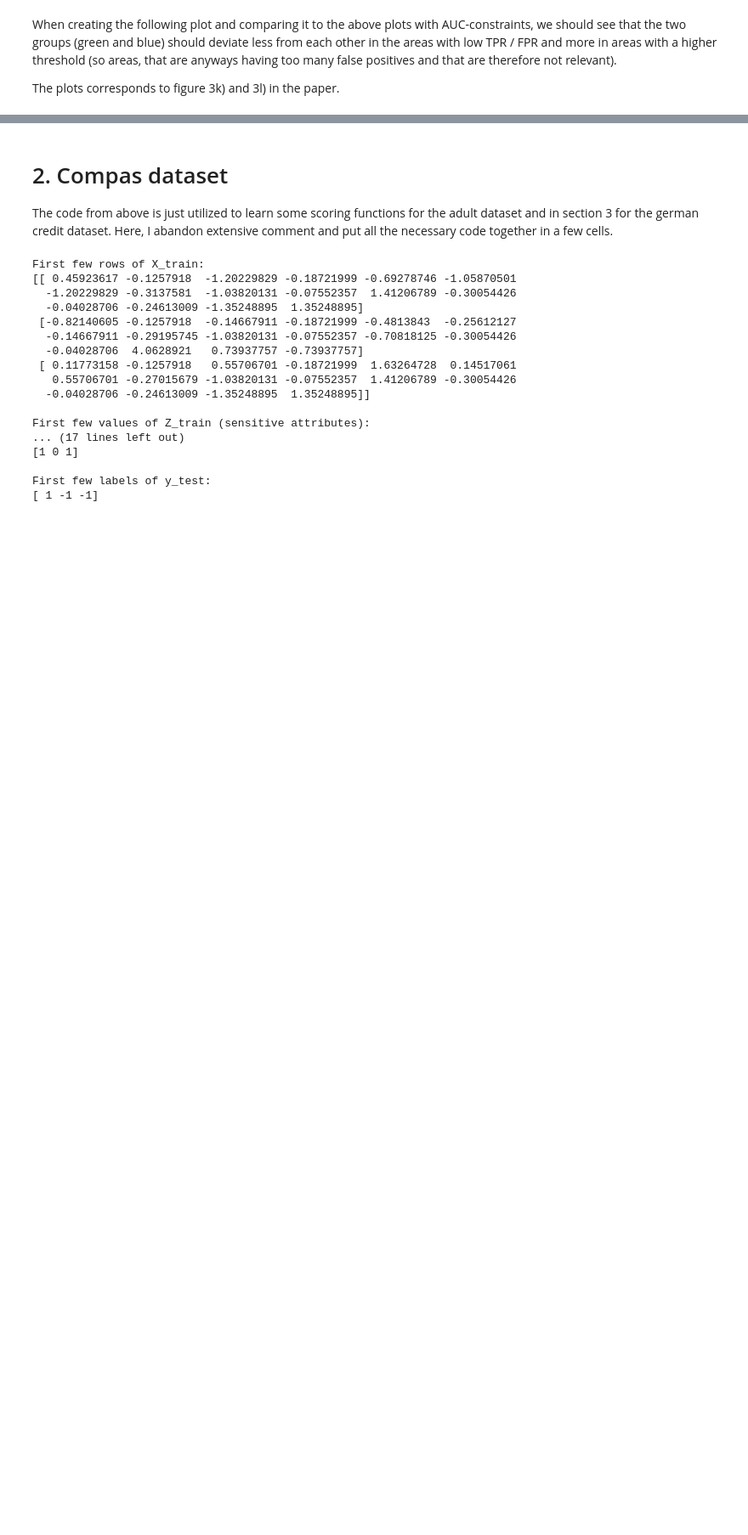
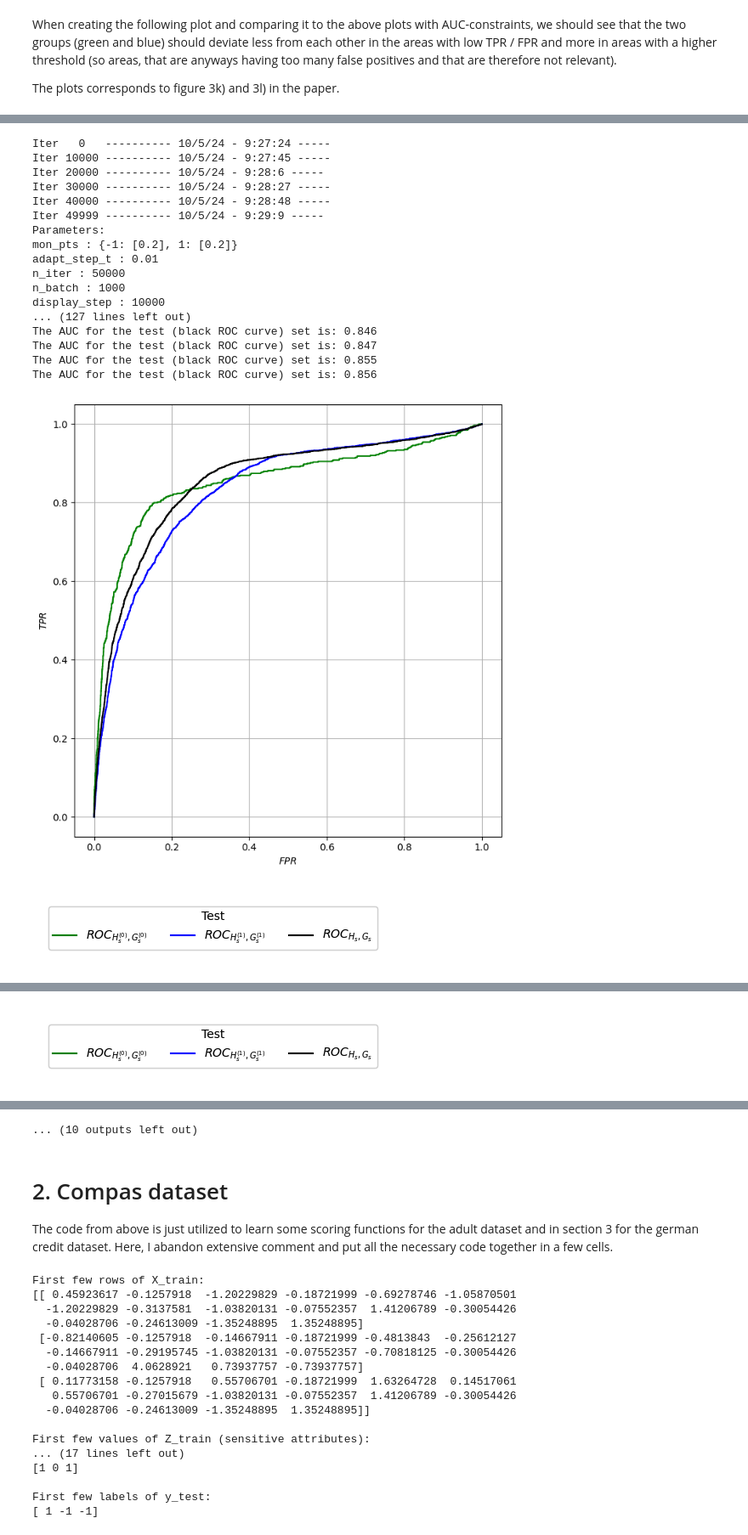
Before and after one commit to tlhaeussler/ensae-fairness-ml-project, a Jupyter notebook: fairness_ranking.ipynb, the cells around one changed output, grey strips where cells are left out. Shown at 85% size. Cells and saved outputs as stored; diff of their text form; code cells hidden in the pictures; blank space fills up the shorter version.

Commit message:
added an experiment with different monitoring points

```diff
--- a/fairness_ranking.ipynb
+++ b/fairness_ranking.ipynb
@@ -766,0 +766,52 @@ The AUC for the test (black ROC curve) set is: 0.823
+# %%
+# Here we define different monitoring points that we want to plot
+mon_pts_variants = [
+    {-1: [0.1], +1: [0.1]},
+    {-1: [0.2], +1: [0.2]},
+    {-1: [0.3], +1: [0.3]},
+    {-1: [0.4], +1: [0.4]},
+    {-1: [0.5], +1: [0.5]}
+]
+
+# Directory for outputs
+exp_path = pathlib.Path("./output")
+if not exp_path.exists():
+    exp_path.mkdir()
+
+# Storage for scores and ROC data
+roc_data_sec3 = []
+roc_data_sec4 = []
+
+for idx, mon_pts in enumerate(mon_pts_variants):
+    # Reset TensorFlow graph to avoid clutter from previous models
+    tf.compat.v1.reset_default_graph()
+
+    # Load and fit the model
+    model = load_model("ptw_cons", mon_pts=mon_pts)
+    model.fit(data_train)
+
+    # Evaluate the model
+    s_test = np.array(model.score(X_test)).ravel().astype(float)
+    s_train = np.array(model.score(X_train)).ravel().astype(float)
+
+    # Store results for later plotting
+    roc_data_sec3.append((s_train, Y_train, Z_train, s_test, Y_test, Z_test))
+    roc_data_sec4.append((s_train, Y_train, Z_train, s_test, Y_test, Z_test))
+
+    # Save the model
+    model_path = exp_path / f"model_mon_pts_{idx}"
+    if not model_path.exists():
+        model_path.mkdir()
+    model.save_model(model_path)
+
+# Plotting all ROC curves after training all models
+path_analysis = exp_path / "evaluation"
+if not path_analysis.exists():
+    path_analysis.mkdir()
+
+for data in roc_data_sec3:
+    plot_roc_sec3(path_analysis, (data[0], data[1], data[2]), (data[3], data[4], data[5]))
+
+for data in roc_data_sec4:
+    plot_roc_sec4(path_analysis, (data[0], data[1], data[2]), (data[3], data[4], data[5]))
+# %% [output]
@@ -766,0 +835,19 @@ The AUC for the test (black ROC curve) set is: 0.823
+Iter   0   ---------- 10/5/24 - 9:27:24 -----
+Iter 10000 ---------- 10/5/24 - 9:27:45 -----
+Iter 20000 ---------- 10/5/24 - 9:28:6 -----
+Iter 30000 ---------- 10/5/24 - 9:28:27 -----
+Iter 40000 ---------- 10/5/24 - 9:28:48 -----
+Iter 49999 ---------- 10/5/24 - 9:29:9 -----
+Parameters:
+mon_pts : {-1: [0.2], 1: [0.2]}
+adapt_step_t : 0.01
+n_iter : 50000
+n_batch : 1000
+display_step : 10000
+... (127 lines left out)
+The AUC for the test (black ROC curve) set is: 0.846
+The AUC for the test (black ROC curve) set is: 0.847
+The AUC for the test (black ROC curve) set is: 0.855
+The AUC for the test (black ROC curve) set is: 0.856
+[figure, added]
+[figure, added]
@@ -766,0 +855 @@ The AUC for the test (black ROC curve) set is: 0.823
+[figure, added]
@@ -766,0 +862 @@ The AUC for the test (black ROC curve) set is: 0.823
+... (10 outputs left out)
```
Also changed, not shown: parts of 12 cells of this notebook, 2 other files.
